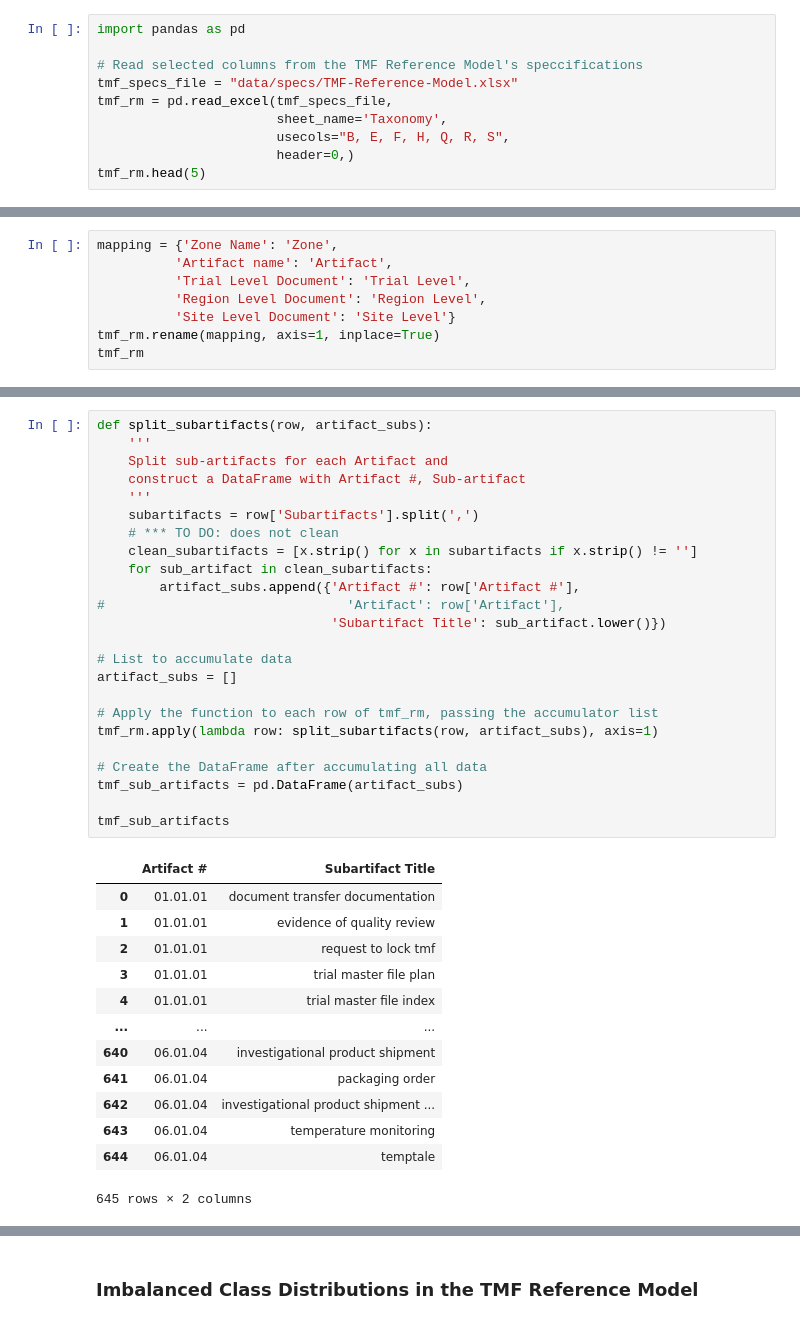
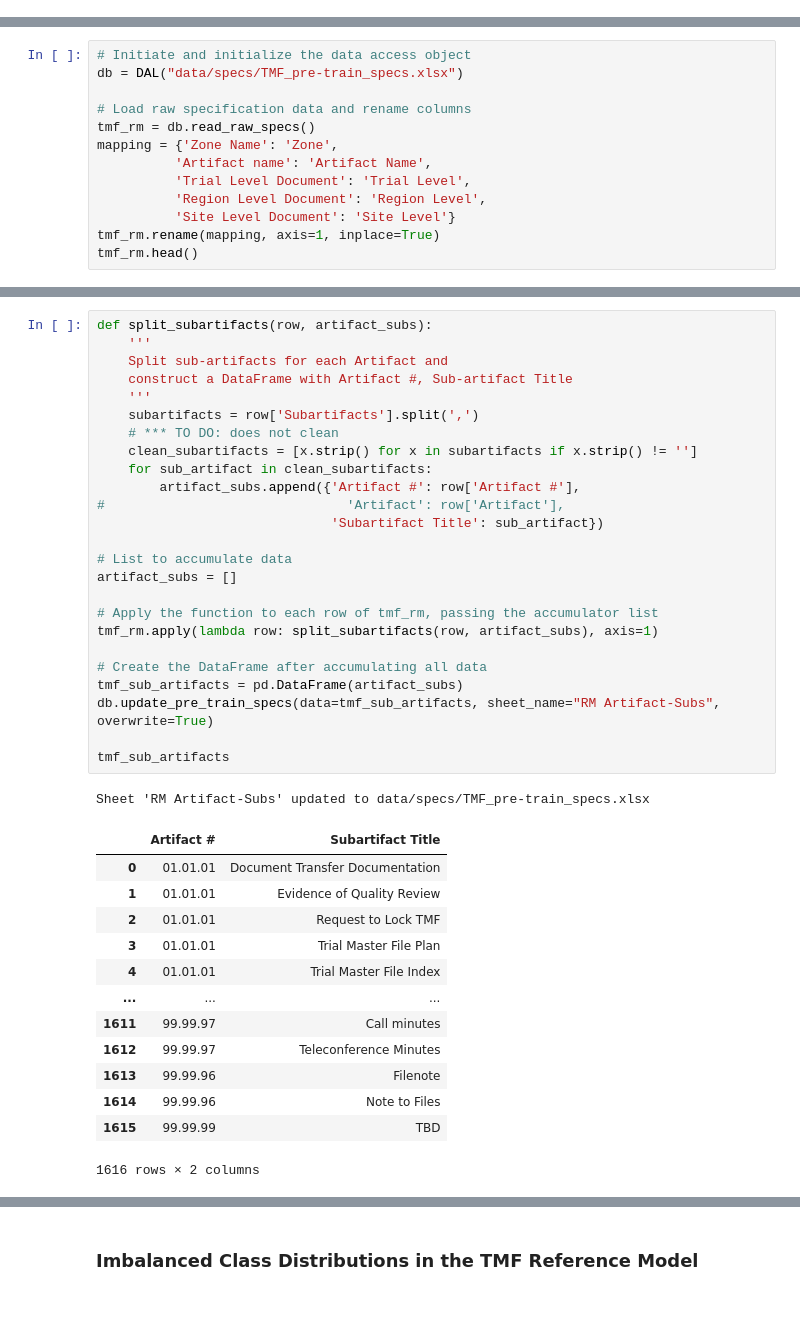
Before and after one commit to chihming-chen/light-weight-TMF-classifier, a Jupyter notebook: TMF Classifier.ipynb, the cells around one changed output, grey strips where cells are left out. Saved outputs shown, nothing was run; the diff lists cells and outputs as text.

```diff
--- a/TMF Classifier.ipynb
+++ b/TMF Classifier.ipynb
@@ -11,10 +6,0 @@ This classifer attempts to classify 'artifact names' per the CDISC Trial Master
-# %%
-import pandas as pd
-
-# Read selected columns from the TMF Reference Model's speccifications
-tmf_specs_file = "data/specs/TMF-Reference-Model.xlsx"
-tmf_rm = pd.read_excel(tmf_specs_file,
-                       sheet_name='Taxonomy',
-                       usecols="B, E, F, H, Q, R, S",
-                       header=0,)
-tmf_rm.head(5)
@@ -28,9 +76,14 @@ tmf_rm.head(5)
 # %%
+# Initiate and initialize the data access object
+db = DAL("data/specs/TMF_pre-train_specs.xlsx")
+
+# Load raw specification data and rename columns
+tmf_rm = db.read_raw_specs()
 mapping = {'Zone Name': 'Zone',
-          'Artifact name': 'Artifact',
+          'Artifact name': 'Artifact Name',
           'Trial Level Document': 'Trial Level',
           'Region Level Document': 'Region Level',
           'Site Level Document': 'Site Level'}
 tmf_rm.rename(mapping, axis=1, inplace=True)
-tmf_rm
+tmf_rm.head()
 # %% [output]
@@ -76,38 +123,40 @@ tmf_rm
 # %%
 def split_subartifacts(row, artifact_subs):
     '''
     Split sub-artifacts for each Artifact and
-    construct a DataFrame with Artifact #, Sub-artifact
+    construct a DataFrame with Artifact #, Sub-artifact Title
     '''
     subartifacts = row['Subartifacts'].split(',')
     # *** TO DO: does not clean
     clean_subartifacts = [x.strip() for x in subartifacts if x.strip() != '']
     for sub_artifact in clean_subartifacts:
         artifact_subs.append({'Artifact #': row['Artifact #'],
 #                               'Artifact': row['Artifact'],
-                              'Subartifact Title': sub_artifact.lower()})
+                              'Subartifact Title': sub_artifact})
 
 # List to accumulate data
 artifact_subs = []
 
 # Apply the function to each row of tmf_rm, passing the accumulator list
 tmf_rm.apply(lambda row: split_subartifacts(row, artifact_subs), axis=1)
 
 # Create the DataFrame after accumulating all data
 tmf_sub_artifacts = pd.DataFrame(artifact_subs)
+db.update_pre_train_specs(data=tmf_sub_artifacts, sheet_name="RM Artifact-Subs", overwrite=True)
 
 tmf_sub_artifacts
 # %% [output]
+Sheet 'RM Artifact-Subs' updated to data/specs/TMF_pre-train_specs.xlsx
 |  | Artifact # | Subartifact Title |
-| 0 | 01.01.01 | document transfer documentation |
-| 1 | 01.01.01 | evidence of quality review |
-| 2 | 01.01.01 | request to lock tmf |
-| 3 | 01.01.01 | trial master file plan |
-| 4 | 01.01.01 | trial master file index |
+| 0 | 01.01.01 | Document Transfer Documentation |
+| 1 | 01.01.01 | Evidence of Quality Review |
+| 2 | 01.01.01 | Request to Lock TMF |
+| 3 | 01.01.01 | Trial Master File Plan |
+| 4 | 01.01.01 | Trial Master File Index |
 | ... | ... | ... |
-| 640 | 06.01.04 | investigational product shipment |
-| 641 | 06.01.04 | packaging order |
-| 642 | 06.01.04 | investigational product shipment ... |
-| 643 | 06.01.04 | temperature monitoring |
-| 644 | 06.01.04 | temptale |
+| 1611 | 99.99.97 | Call minutes |
+| 1612 | 99.99.97 | Teleconference Minutes |
+| 1613 | 99.99.96 | Filenote |
+| 1614 | 99.99.96 | Note to Files |
+| 1615 | 99.99.99 | TBD |
-645 rows × 2 columns
+1616 rows × 2 columns
```
Also changed, not shown: parts of 81 cells of this notebook.
